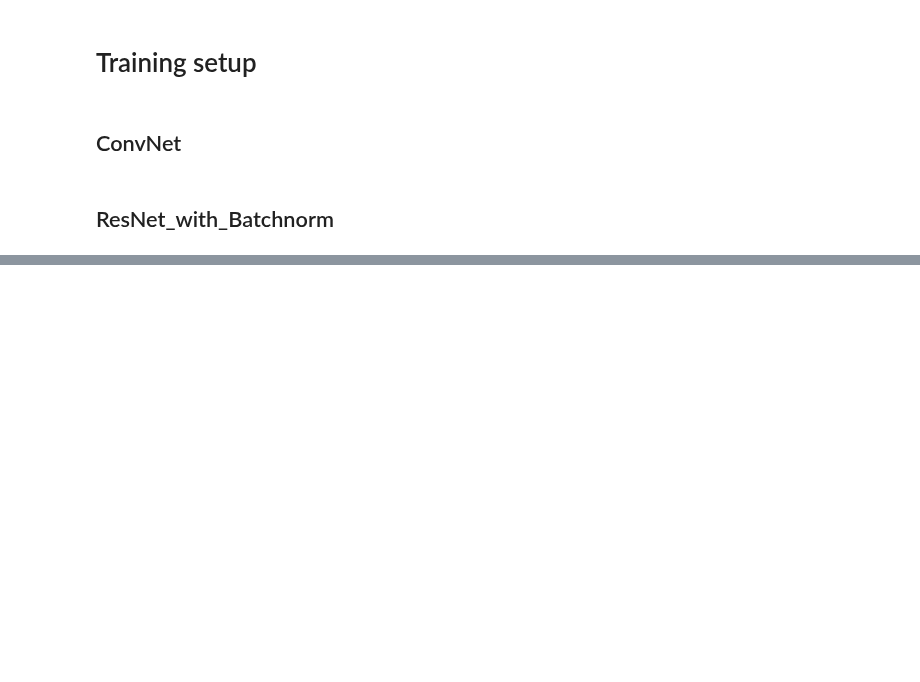
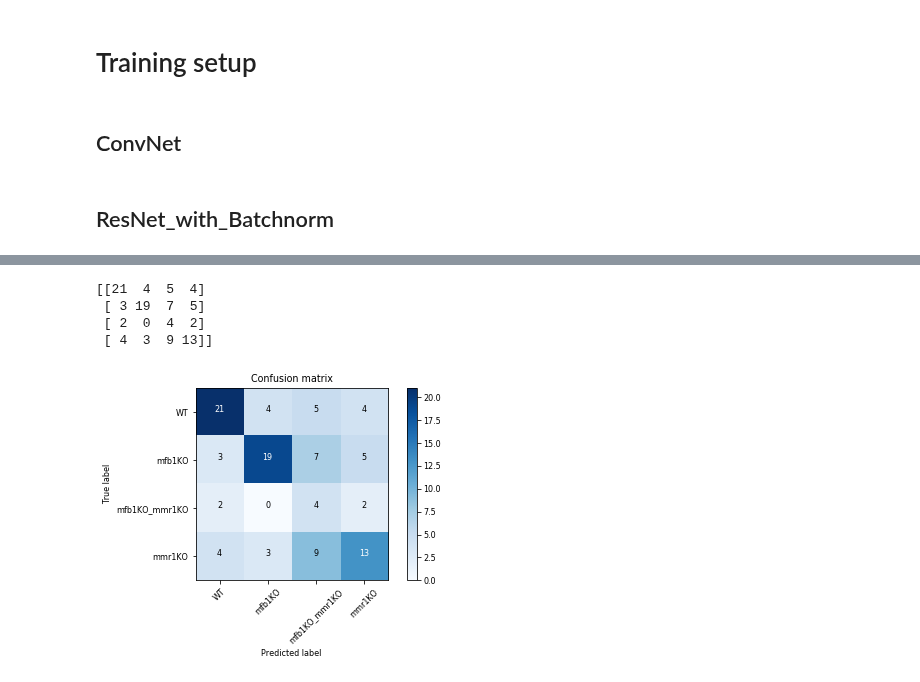
Before and after one commit to WMAPernice/Test_dev, a Jupyter notebook: YNet_dev/YNet_Res_2_per_dataset.ipynb, the cells around one changed output, grey strips where cells are left out. Cells and saved outputs as stored; diff of their text form; code cells hidden in the pictures; blank space fills up the shorter version.

```diff
--- a/YNet_dev/YNet_Res_2_per_dataset.ipynb
+++ b/YNet_dev/YNet_Res_2_per_dataset.ipynb
@@ -158,3 +236,19 @@ wd=1e-5
+# %%
+from sklearn.metrics import confusion_matrix
+from resources.plots import *
+import pickle
+log_preds, y = learn.TTA()
+preds = np.argmax(log_preds[1], axis=1)
+cm = confusion_matrix(preds,y)
+with open('confusion_matrix.32epochs.per_dataset.array','wb') as file:
+    pickle.dump(cm,file)
+plot_confusion_matrix(cm, data.classes)
+# %% [output]
+[[21  4  5  4]
+ [ 3 19  7  5]
+ [ 2  0  4  2]
+ [ 4  3  9 13]]
+[figure, added]
 # %%
 %time learn.fit(1e-2, 8, wds=wd, cycle_len=40, use_clr=(20,8, 0.95, 0.85))
 # %%
```
Also changed, not shown: parts of 11 cells of this notebook, 3 other files.
